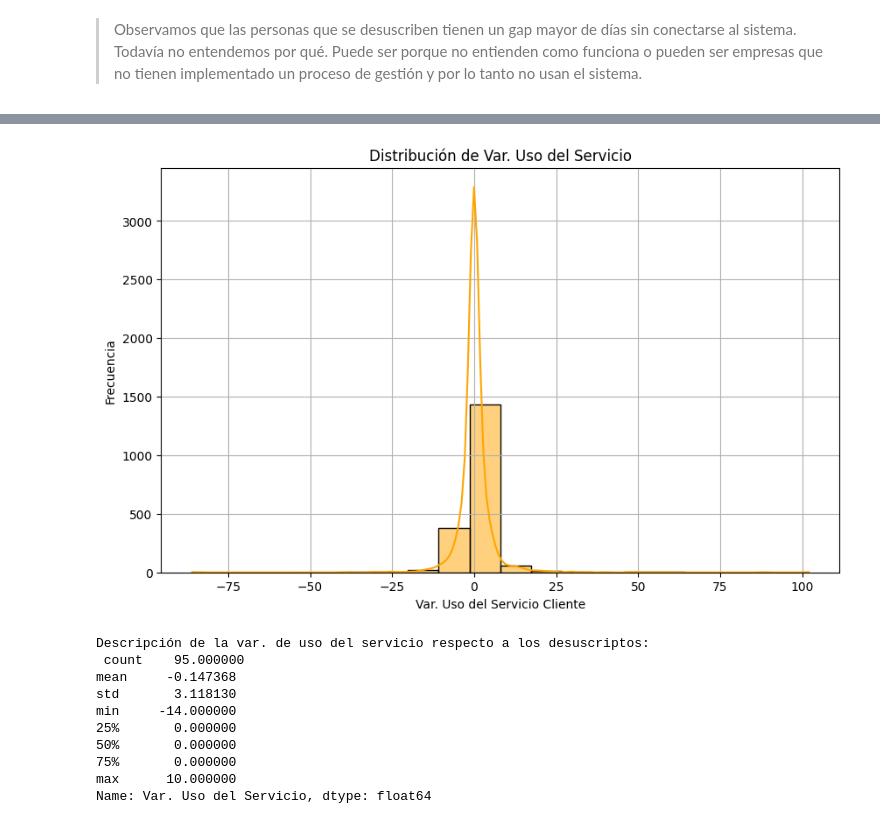
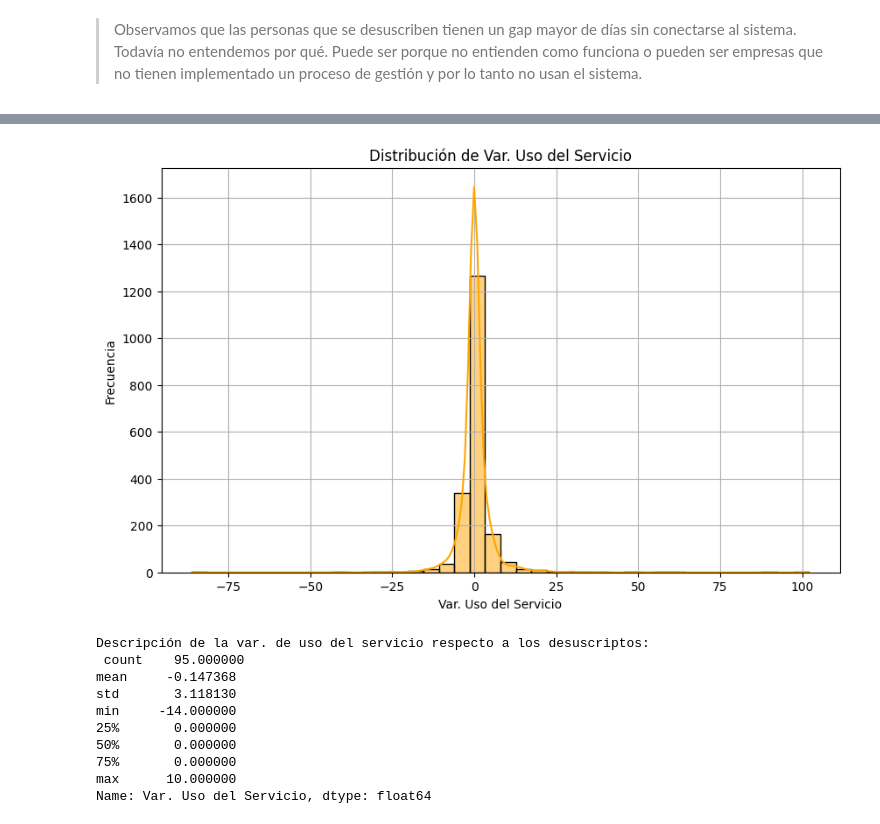
Before and after one commit to dileofrancoj/data-interview, a Jupyter notebook: analysis.ipynb, the cells around one changed output, grey strips where cells are left out. Drawn from its saved outputs; the diff is of its cells as text; code cells hidden in the pictures.

```diff
--- a/analysis.ipynb
+++ b/analysis.ipynb
@@ -261,13 +309,13 @@ fugas_cero
 # %%
 plt.figure(figsize=(10, 6))
-sns.histplot(fugas_cero['Var. Uso del Servicio'], bins=20, kde=True, color='orange', edgecolor='black')
+sns.histplot(fugas_cero['Var. Uso del Servicio'], bins=40, kde=True, color='orange', edgecolor='black')
 plt.title('Distribución de Var. Uso del Servicio')
-plt.xlabel('Var. Uso del Servicio Cliente')
+plt.xlabel('Var. Uso del Servicio')
 plt.ylabel('Frecuencia')
 plt.grid(True)
 plt.show()
 # %% [output]
-[figure, old version]
+[figure, new version]
 # %%
 print("Descripción de la var. de uso del servicio respecto a los desuscriptos: \r\n",fugas_uno['Var. Uso del Servicio'].describe())
 # %% [output]
```
Also changed, not shown: parts of 51 cells of this notebook, 3 other files.
